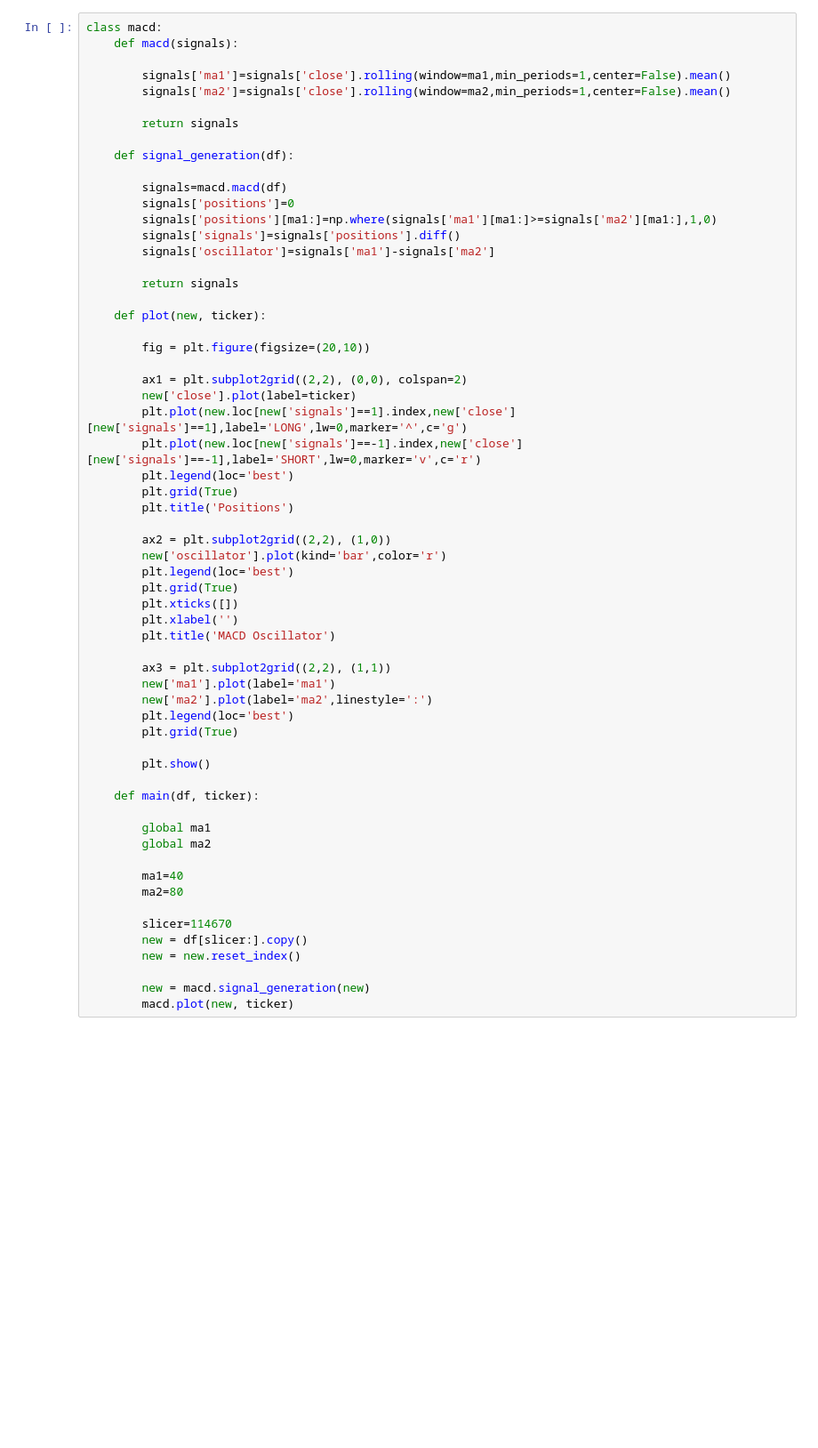
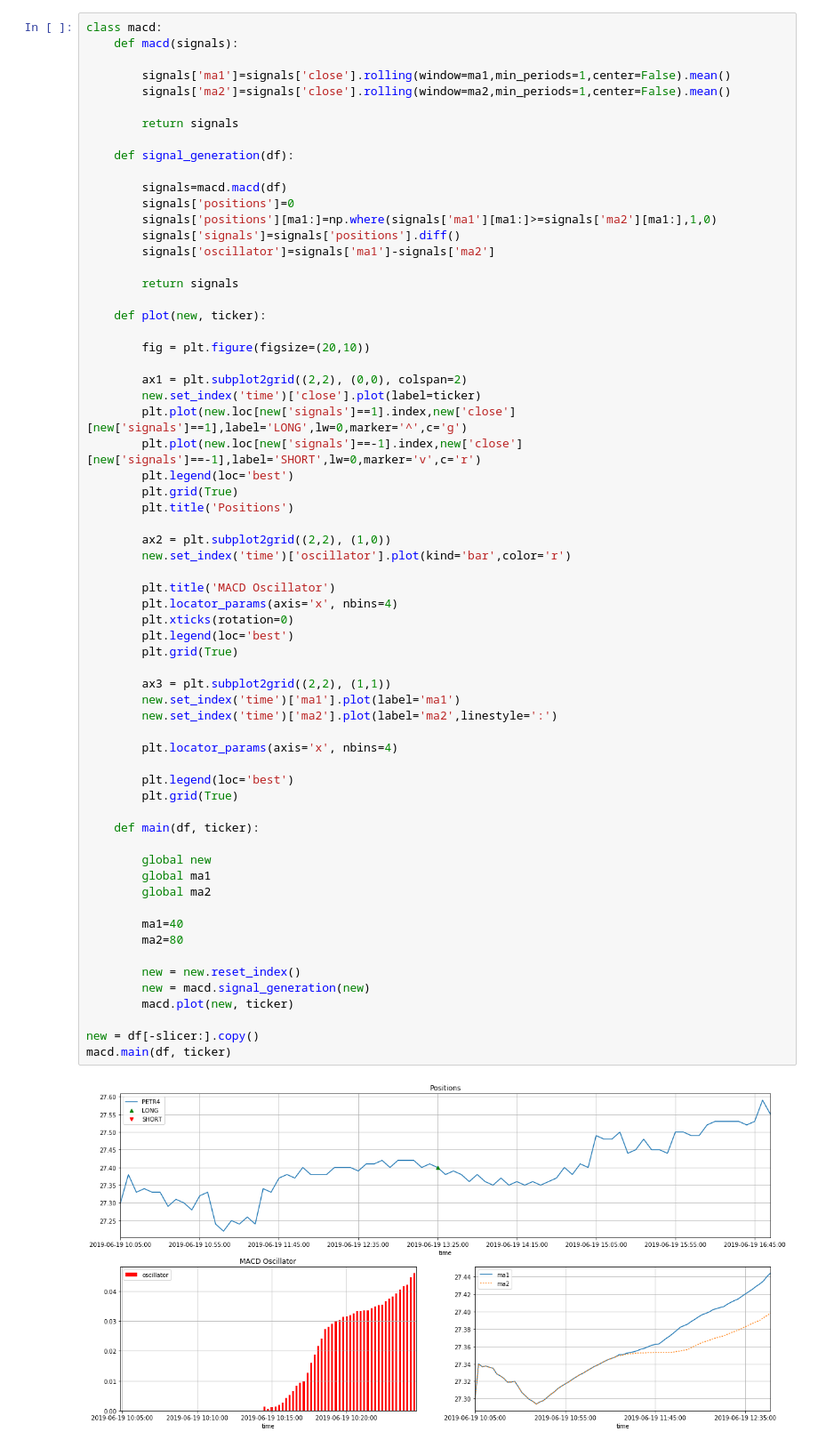
Before and after one commit to ajmal017/AlgoTrade-2, a Jupyter notebook: Report.ipynb, the cells around one changed output. Shown at 89% size. Saved outputs shown, nothing was run; the diff lists cells and outputs as text; blank space fills up the shorter version.

```diff
--- a/Report.ipynb
+++ b/Report.ipynb
@@ -148,44 +175,49 @@ class macd:
         return signals
 
     def plot(new, ticker):
 
         fig = plt.figure(figsize=(20,10))
 
         ax1 = plt.subplot2grid((2,2), (0,0), colspan=2)
-        new['close'].plot(label=ticker)
+        new.set_index('time')['close'].plot(label=ticker)
         plt.plot(new.loc[new['signals']==1].index,new['close'][new['signals']==1],label='LONG',lw=0,marker='^',c='g')
         plt.plot(new.loc[new['signals']==-1].index,new['close'][new['signals']==-1],label='SHORT',lw=0,marker='v',c='r')
         plt.legend(loc='best')
         plt.grid(True)
         plt.title('Positions')
 
         ax2 = plt.subplot2grid((2,2), (1,0))
-        new['oscillator'].plot(kind='bar',color='r')
-        plt.legend(loc='best')
-        plt.grid(True)
-        plt.xticks([])
-        plt.xlabel('')
+        new.set_index('time')['oscillator'].plot(kind='bar',color='r')
+
         plt.title('MACD Oscillator')
-
-        ax3 = plt.subplot2grid((2,2), (1,1))
-        new['ma1'].plot(label='ma1')
-        new['ma2'].plot(label='ma2',linestyle=':')
+        plt.locator_params(axis='x', nbins=4)
+        plt.xticks(rotation=0)
         plt.legend(loc='best')
         plt.grid(True)
 
-        plt.show()
+        ax3 = plt.subplot2grid((2,2), (1,1))
+        new.set_index('time')['ma1'].plot(label='ma1')
+        new.set_index('time')['ma2'].plot(label='ma2',linestyle=':')
+
+        plt.locator_params(axis='x', nbins=4)
+
+        plt.legend(loc='best')
+        plt.grid(True)
 
     def main(df, ticker):
 
+        global new
         global ma1
         global ma2
 
         ma1=40
         ma2=80
 
-        slicer=114670
-        new = df[slicer:].copy()
         new = new.reset_index()
-
         new = macd.signal_generation(new)
         macd.plot(new, ticker)
+
+new = df[-slicer:].copy()
+macd.main(df, ticker)
+# %% [output]
+[figure, added]
```
Also changed, not shown: parts of 25 cells of this notebook, 1 other file.
